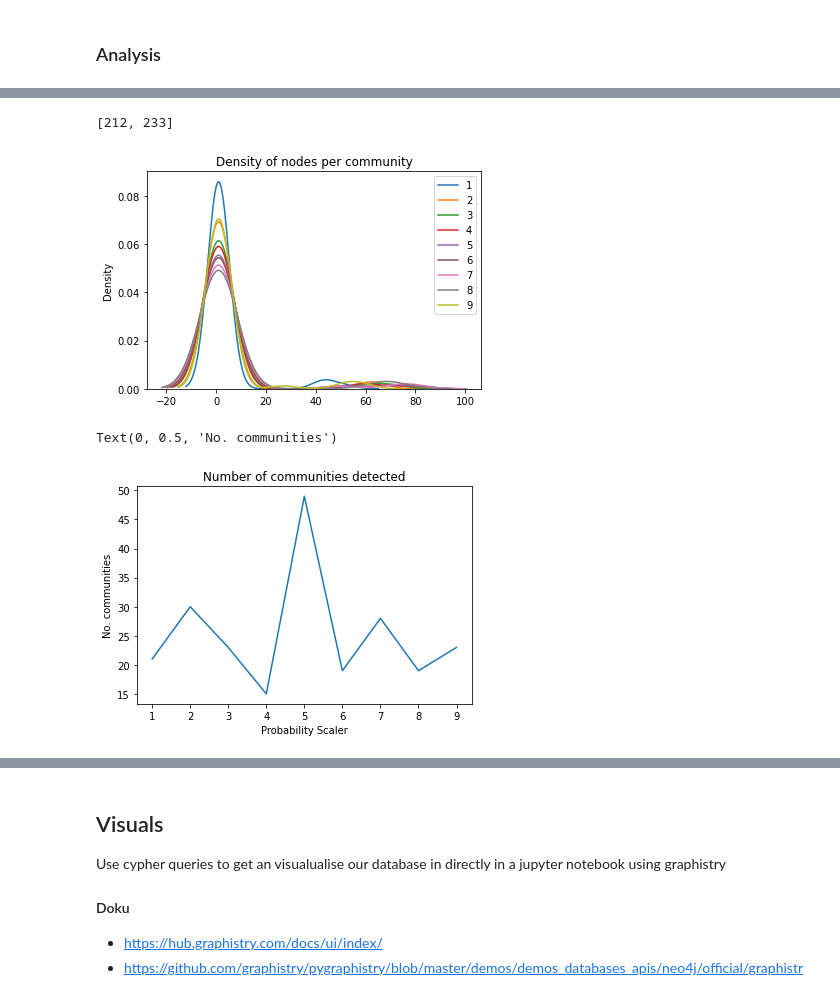
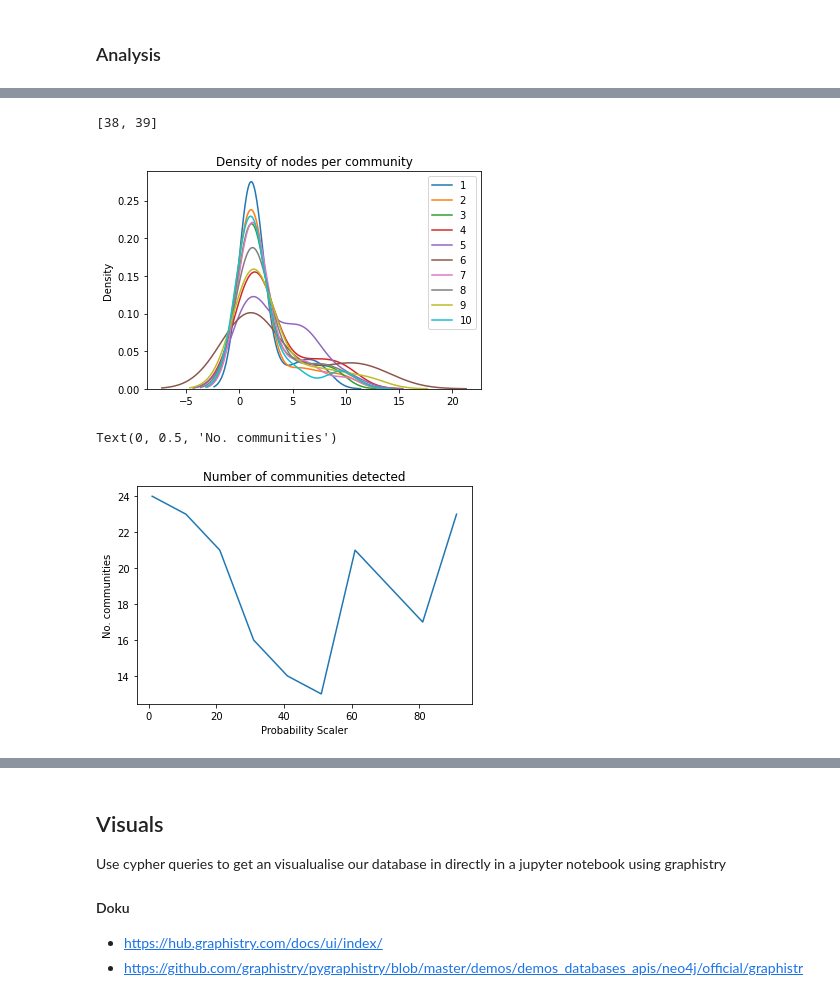
Before and after one commit to Transparency-Information-Language/tilt-graph-analyis, a Jupyter notebook: fake_data.ipynb, the cells around one changed output, grey strips where cells are left out. Cells and saved outputs as stored; diff of their text form; code cells hidden in the pictures.

```diff
--- a/fake_data.ipynb
+++ b/fake_data.ipynb
@@ -90,7 +90,7 @@ class exampleTilt:
         self.no_nodes = no_nodes
 
         #company names
-        self.company_df = comp_df#.head(no_nodes)
+        self.company_df = comp_df.head(no_nodes)
 
         #hyperparameters
         self.mu_poisson_dataDisclosed = mu_poisson_dataDisclosed
@@ -186,17 +186,18 @@ class exampleTilt:
         tx.run("MATCH (n) detach delete n")
 
 
-    def get_sorensen(self, tx, threshold = 1):
+    def get_sorensen(self, tx, threshold = .99):
         out = tx.run(
                 "MATCH (m_1:meta)-[:has_meta]-(t:tilt)-[:has_dataDisclosed]-(d:dataDisclosed)-[:has_recipient]-(r:recipient), (m:meta) "
                 "WITH m_1, m, r "
-                "WHERE apoc.text.sorensenDiceSimilarity(apoc.text.clean(m.name), apoc.text.clean(r.name)) = 1 "
-                "CREATE (m_1)-[c:has_sorensen]->(m) "
+                #"WITH apoc.text.levenshteinSimilarity(apoc.text.clean(m.name), apoc.text.clean(r.name)) as w "
+                #f"WHERE w >= {threshold} "
+                #"CREATE (m_1)-[c:has_sorensen]->(m) "
 
-                #f"WHERE apoc.text.sorensenDiceSimilarity(apoc.text.clean(m.name), apoc.text.clean(r.name)) >= {threshold} "
+                f"WHERE apoc.text.sorensenDiceSimilarity(apoc.text.clean(m.name), apoc.text.clean(r.name)) >= {threshold} "
                 #"MATCH (r:recipient), (m:meta) "
                 #"WHERE m_1.cluster = m.cluster "
-                #"CREATE (m_1)-[c:has_sorensen]->(m) "
+                "CREATE (m_1)-[c:has_sorensen]->(m) "
                 "RETURN COUNT(c)")
 
         print("Sorensen-relationships created:", out.single()[0])
@@ -224,7 +225,7 @@ class exampleTilt:
                 for d in range(poisson.rvs(self.mu_poisson_dataDisclosed, size=1)[0]):
                     session_a.write_transaction(self.createDataDisclosed,
                                                 self.company_df['Company'][i],
-                                                d, str(self.company_df['cluster'][i]))
+                                                str(i)+str(d), str(self.company_df['cluster'][i]))
                 saved_bookmarks.append(session_a.last_bookmark())
 
         print("recipients were created: ",self.same_cluster[1])
@@ -241,8 +242,8 @@ fakeTilt = exampleTilt(uri = 'bolt://localhost:11003',
                     category_list = categories,
                     purpose_list = purpose,
                     mu_poisson_dataDisclosed = 1,
-                    mu_poisson_recipients= 1,
-                    cluster_weight = 5,
+                    mu_poisson_recipients= 2,
+                    cluster_weight = 100,
                     reset=True)
 fakeTilt.main()
 # %% [output]
@@ -281,7 +287,7 @@ recipient_in_cluster = []
 plt.figure()
 
 #iterate through a hyper parameter: here how much do we increase the weight of same cluster nodes for recipient sharing
-for prob_scale in range(1,10): #add the values to be iterated through
+for prob_scale in range(1,100,10): #add the values to be iterated through
 
     # make an instance of a database
     fakeTilt = exampleTilt(uri = 'bolt://localhost:11003',
@@ -293,7 +299,7 @@ for prob_scale in range(1,10): #add the values to be iterated through
                     mu_poisson_dataDisclosed = 1,
                     mu_poisson_recipients= 1,
                     cluster_weight = prob_scale,  ### Define the hyperparameter
-                    no_clusters=2,
+                    no_clusters=5,
                     reset=True) #reset has to be true so new graphs are created
 
     fakeTilt.main() #generate the graph
@@ -384,7 +396,7 @@ Sorensen-relationships created: 73
 # %%
 fakeTilt.same_cluster
 # %% [output]
-[212, 233]
+[38, 39]
 # %%
 # plotting the number of community members
 plt.figure()
@@ -397,16 +409,16 @@ plt.title("Density of nodes per community")
 plt.legend()
 plt.show()
 # %% [output]
-[figure, old version]
+[figure, new version]
 # %%
 #plotting the number of communities
-plt.plot(range(1,10), community_counts)
+plt.plot(range(1,100, 10), community_counts)
 plt.title("Number of communities detected")
 plt.xlabel("Probability Scaler")
 plt.ylabel("No. communities")
 # %% [output]
 Text(0, 0.5, 'No. communities')
-[figure, old version]
+[figure, new version]
 # %%
 fakeTilt = exampleTilt(uri = 'bolt://localhost:11003',
                     auth = ('neo4j', 'letmein'),
```
Also changed, not shown: parts of 4 cells of this notebook.
